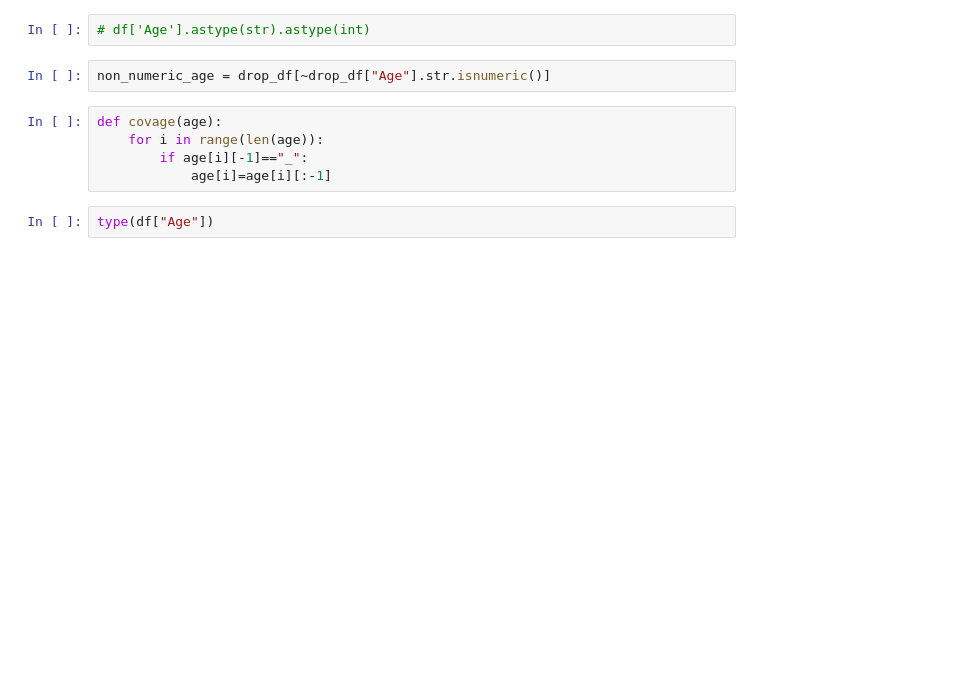
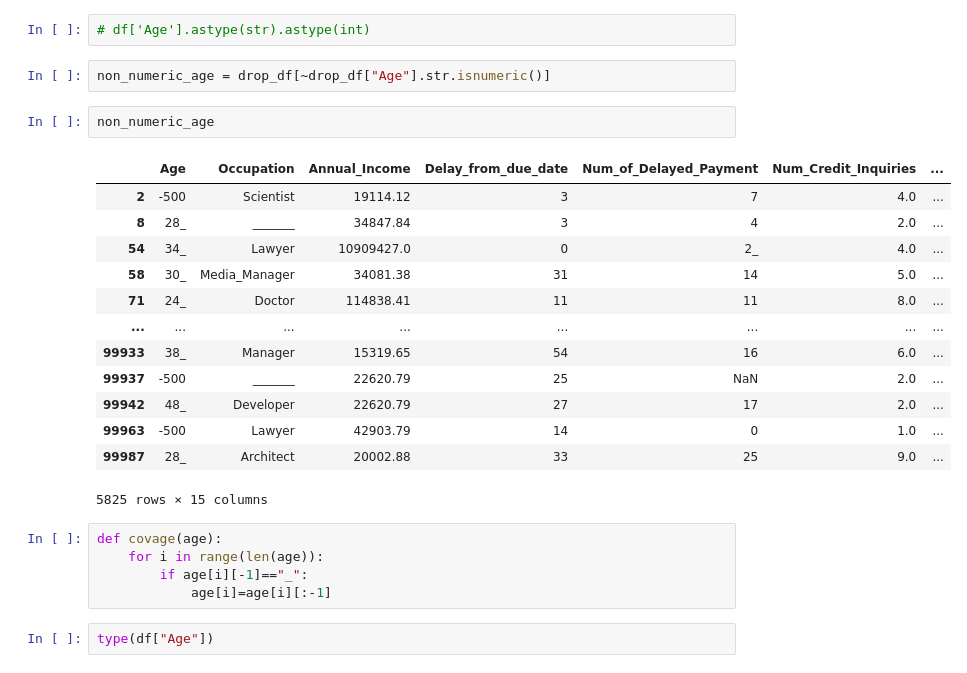
Before and after one commit to 80396-B2/Credit_Score_Prediction, a Jupyter notebook: main.ipynb, the cells around one changed output. Drawn from its saved outputs; the diff is of its cells as text; blank space fills up the shorter version.

Commit message:
more columns updated

```diff
--- a/main.ipynb
+++ b/main.ipynb
@@ -320,6 +320,22 @@ Name: Age, Length: 100000, dtype: object
 # df['Age'].astype(str).astype(int)
 # %%
 non_numeric_age = drop_df[~drop_df["Age"].str.isnumeric()]
+# %%
+non_numeric_age
+# %% [output]
+|  | Age | Occupation | Annual_Income | Delay_from_due_date | Num_of_Delayed_Payment | Num_Credit_Inquiries | ... |
+| 2 | -500 | Scientist | 19114.12 | 3 | 7 | 4.0 | ... |
+| 8 | 28_ | _______ | 34847.84 | 3 | 4 | 2.0 | ... |
+| 54 | 34_ | Lawyer | 10909427.0 | 0 | 2_ | 4.0 | ... |
+| 58 | 30_ | Media_Manager | 34081.38 | 31 | 14 | 5.0 | ... |
+| 71 | 24_ | Doctor | 114838.41 | 11 | 11 | 8.0 | ... |
+| ... | ... | ... | ... | ... | ... | ... | ... |
+| 99933 | 38_ | Manager | 15319.65 | 54 | 16 | 6.0 | ... |
+| 99937 | -500 | _______ | 22620.79 | 25 | NaN | 2.0 | ... |
+| 99942 | 48_ | Developer | 22620.79 | 27 | 17 | 2.0 | ... |
+| 99963 | -500 | Lawyer | 42903.79 | 14 | 0 | 1.0 | ... |
+| 99987 | 28_ | Architect | 20002.88 | 33 | 25 | 9.0 | ... |
+5825 rows × 15 columns
 # %%
 def covage(age):
     for i in range(len(age)):
```
Also changed, not shown: parts of 23 cells of this notebook.
